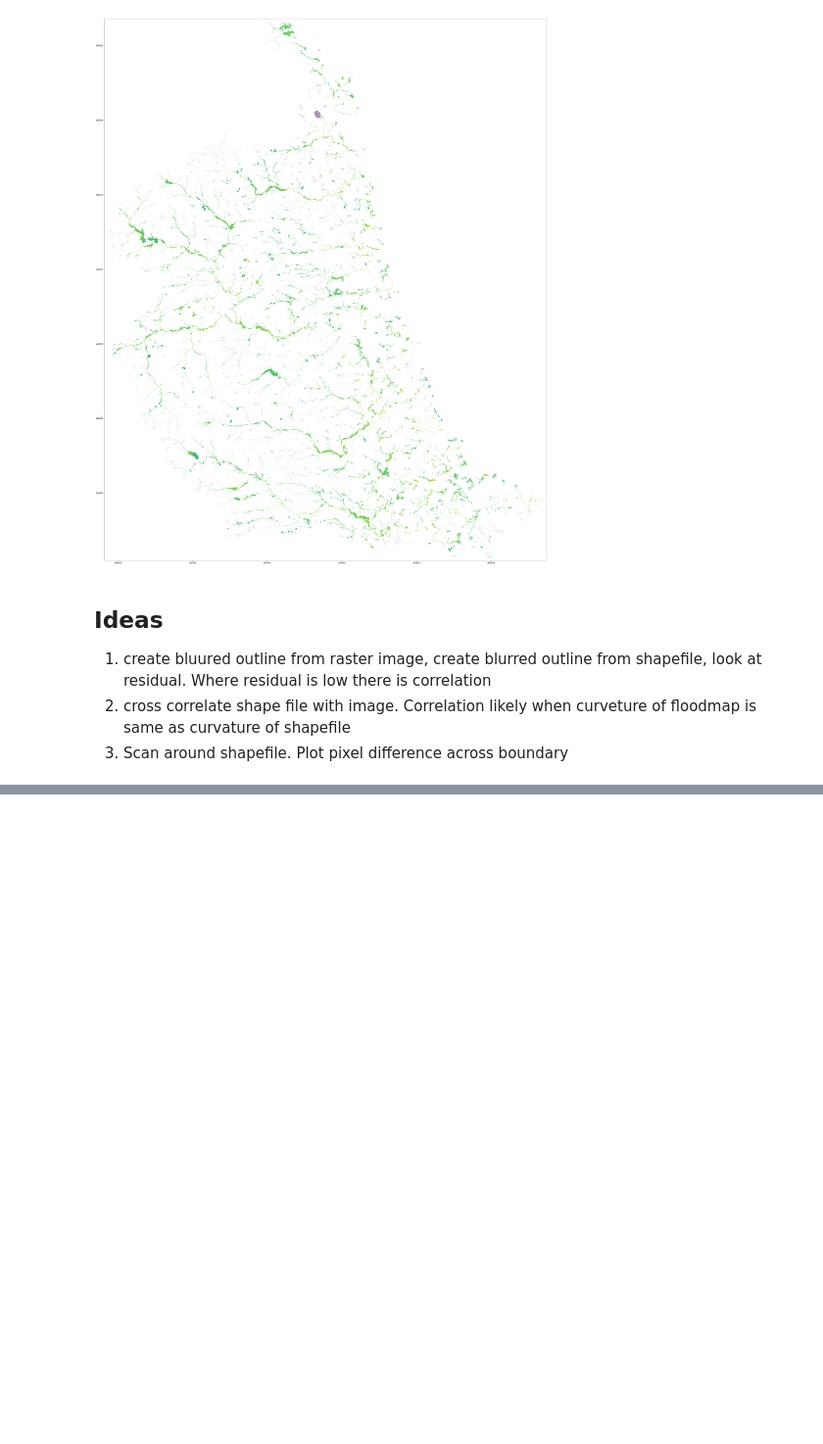
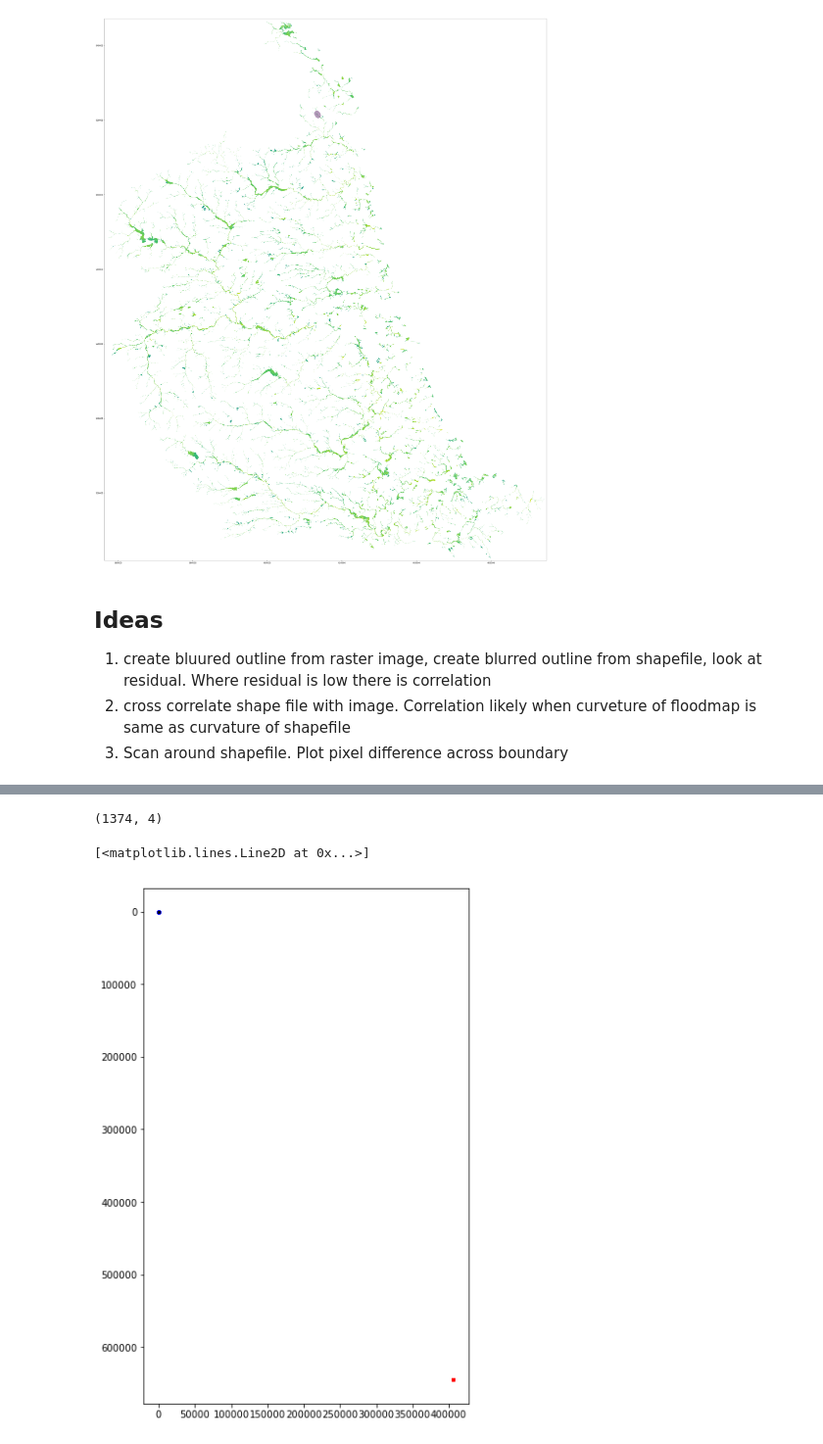
Before and after one commit to pdh21/Ambiental_C1, a Jupyter notebook: Data_Analysis.ipynb, the cells around one changed output, grey strips where cells are left out. Shown at 98% size. Drawn from its saved outputs; the diff is of its cells as text; code cells hidden in the pictures; blank space fills up the shorter version.

```diff
--- a/Data_Analysis.ipynb
+++ b/Data_Analysis.ipynb
@@ -141,0 +349,25 @@ ax.add_collection(p)
+# %%
+inner=np.array(inner)
+outer=np.array(outer)
+points=np.array(points)
+# %%
+inner.shape
+# %% [output]
+(1374, 4)
+# %%
+plt.figure(figsize=(10,10))
+plt.imshow(np.log10(arr[ymax:ymin,xmin:xmax]),vmin=np.log10(band.GetMinimum()), vmax=np.log10(band.GetMaximum()), cmap='viridis')
+#ind=val[0,:] <100
+#ind=[0,1]
+#plt.plot(val[1,ind]-xmin,val[2,ind]-ymax, 'go')
+
+ind=outer[:,3]<60
+plt.plot(inner[ind,1]-xmin,inner[ind,2]-ymax, 'ro', alpha=0.2,ms=2)
+plt.plot(outer[ind,1]-xmin,outer[ind,2]-ymax, 'ko', alpha=0.2,ms=2)
+#ind=inner[:,0]>100.0
+ind=np.abs(inner[:,0]-outer[:,0])>100
+plt.scatter(inner[ind,1]-xmin,inner[ind,2]-ymax, c='b', alpha=0.8,s=6)
+plt.plot(points[ind,1],points[ind,2], 'ro', alpha=0.2,ms=2)
+# %% [output]
+[<matplotlib.lines.Line2D at 0x...>]
+[figure, added]
```
Also changed, not shown: parts of 54 cells of this notebook.
